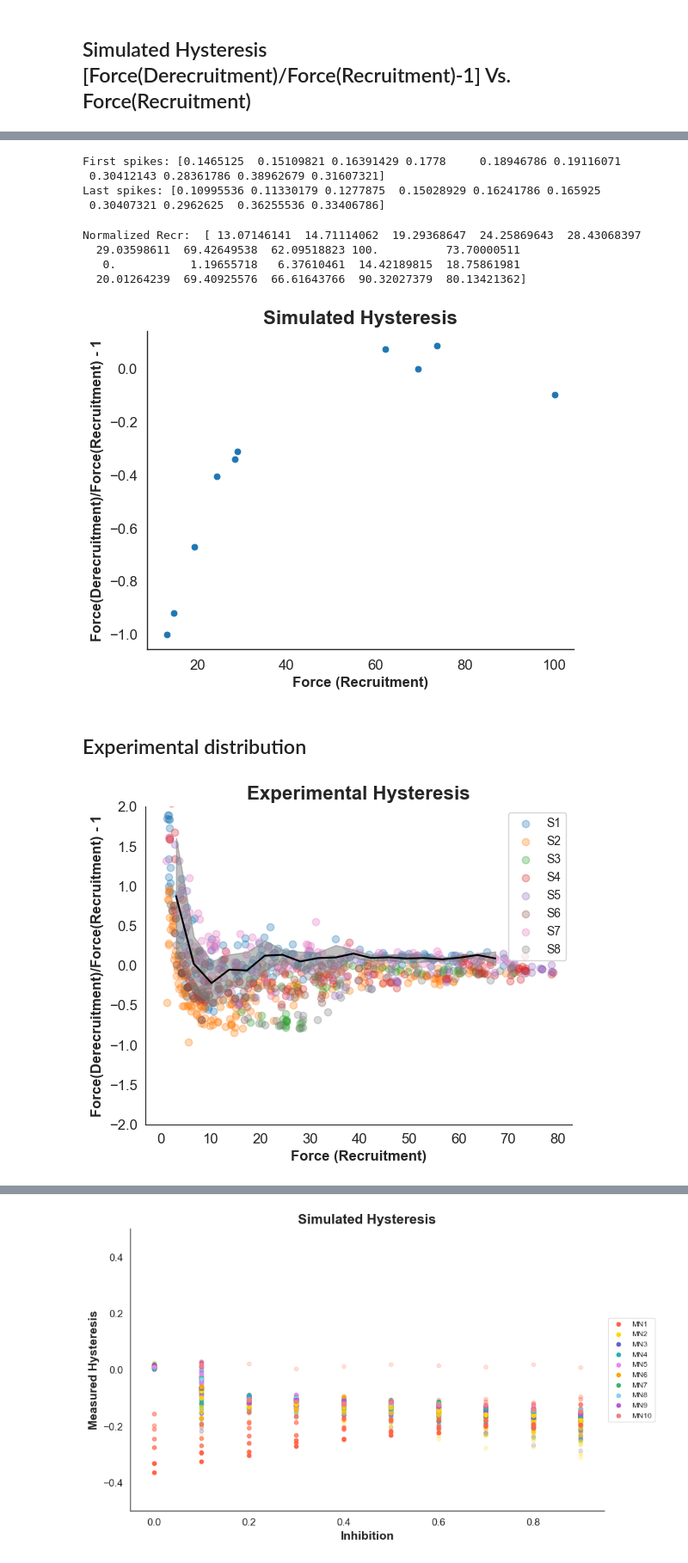
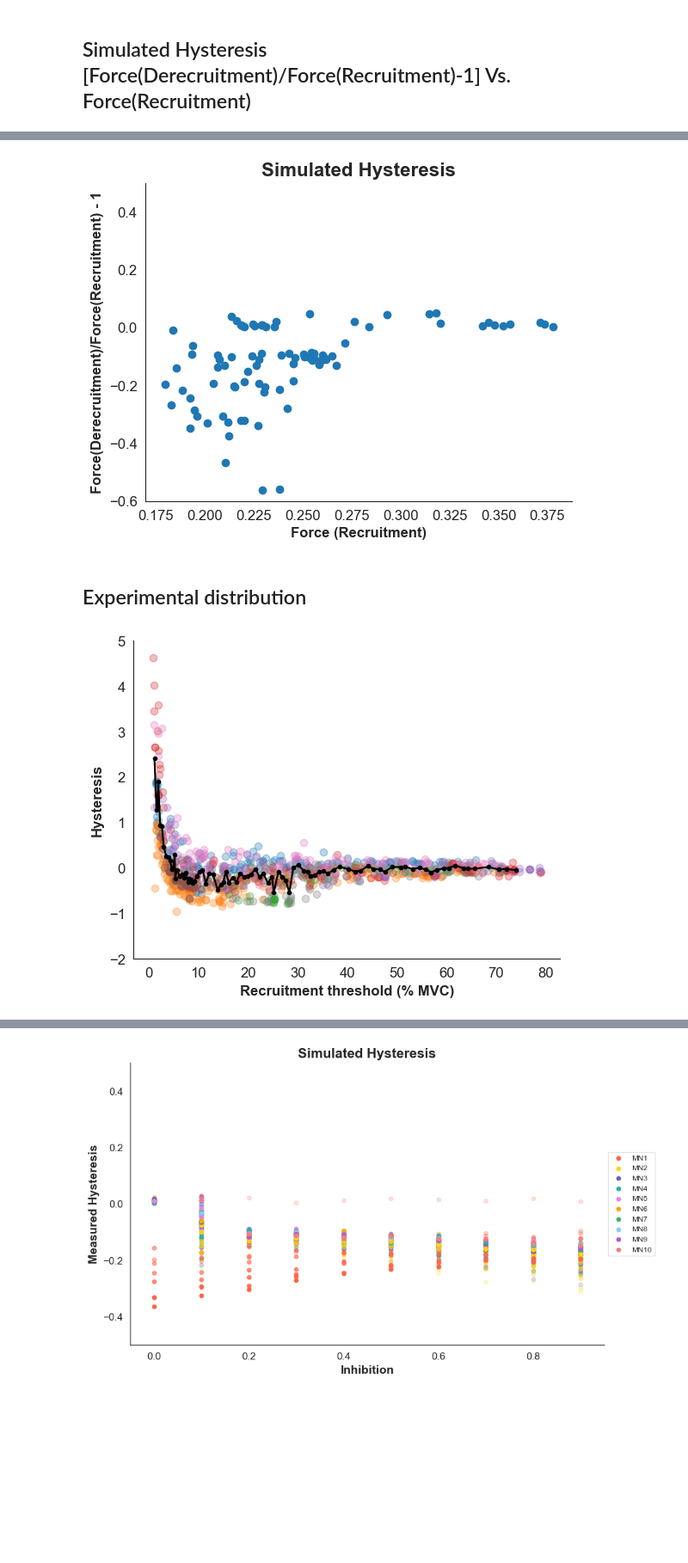
Before and after one commit to natmtc/flexible-motoneuron-control, a Jupyter notebook: Data_Analysis_Model.ipynb, the cells around one changed output, grey strips where cells are left out. Shown at 86% size. Saved outputs shown, nothing was run; the diff lists cells and outputs as text; code cells hidden in the pictures; blank space fills up the shorter version.

```diff
--- a/Data_Analysis_Model.ipynb
+++ b/Data_Analysis_Model.ipynb
@@ -14,7 +14,7 @@ from scipy.stats import zscore
 ## Simulated Hysteresis [Force(Derecruitment)/Force(Recruitment)-1] Vs. Force(Recruitment)
 # %%
 #Importing the spike array file of the Julia Model
-with h5py.File("/Users/nmt121/Desktop/Repositories/Motoneuron_Model/Data_MN_Model/DR_I05_hsigmoid_26A.jld2", "r") as file:
+with h5py.File("/Users/nmt121/Desktop/Repositories/Motoneuron_Model/Data_MN_Model/DR_87Neurons_optim_I0.3_LAST.jld2", "r") as file:
     spike_array = file["spike_array"][:].T
 # %%
 #Finding first and last spike of each neuron
@@ -52,13 +49,8 @@ for i in range(spike_array.shape[0]):
     force_first[i]= exc[first_spike[i]]
     force_last[i]= exc[last_spike[i]]
 
-print("First spikes:", force_first)
-print("Last spikes:", force_last)
+# print("First spikes:", force_first)
+# print("Last spikes:", force_last)
-# %% [output]
-First spikes: [0.1465125  0.15109821 0.16391429 0.1778     0.18946786 0.19116071
- 0.30412143 0.28361786 0.38962679 0.31607321]
-Last spikes: [0.10995536 0.11330179 0.1277875  0.15028929 0.16241786 0.165925
- 0.30407321 0.2962625  0.36255536 0.33406786]
 # %%
 def normalize_to_range(vector, new_min, new_max):
     min_val = np.min(vector)
@@ -70,14 +62,9 @@ def normalize_to_range(vector, new_min, new_max):
 # Getting recruitment and derecruitment in terms of the %MVC
 simulated_values = np.concatenate((force_first,force_last))
 normalized_recr = normalize_to_range(simulated_values, 0, 100)
-print("Normalized Recr: ", normalized_recr)
-recr_sim = normalized_recr[:10]
-derecr_sim = normalized_recr[10:20]
+# print("Normalized Recr: ", normalized_recr)
+recr_sim = normalized_recr[:87]
+derecr_sim = normalized_recr[87:87*2]
-# %% [output]
-Normalized Recr:  [ 13.07146141  14.71114062  19.29368647  24.25869643  28.43068397
-  29.03598611  69.42649538  62.09518823 100.          73.70000511
-   0.           1.19655718   6.37610461  14.42189815  18.75861981
-  20.01264239  69.40925576  66.61643766  90.32027379  80.13421362]
 # %%
 sns.set_style("white")
 
@@ -88,20 +75,19 @@ plt.rcParams['ytick.labelsize'] = 12
 
 
 norm_hysteresis=derecr_sim/recr_sim-1
-plt.scatter(recr_sim,norm_hysteresis)
+plt.scatter(force_first,force_last/force_first - 1)
 
 plt.title('Simulated Hysteresis', fontsize=16, fontweight='bold')
 plt.xlabel('Force (Recruitment)', fontsize=12, fontweight='bold')
 plt.ylabel('Force(Derecruitment)/Force(Recruitment) - 1', fontsize=12, fontweight='bold')
+plt.ylim(-0.6,0.5)
 sns.despine()
 # %% [output]
-[figure, old version]
+[figure, new version]
 # %% [markdown]
 ## Experimental distribution
 # %%
-
 sns.set_style("white")
-
 plt.rcParams['axes.labelsize'] = 14
 plt.rcParams['axes.labelweight'] = 'bold'
 plt.rcParams['xtick.labelsize'] = 12
@@ -118,46 +104,53 @@ df1 = process_data('/Users/nmt121/Desktop/Repositories/Motoneuron_Model/Data_MN_
 df2 = process_data('/Users/nmt121/Desktop/Repositories/Motoneuron_Model/Data_MN_Model/csv_subjects/S2.csv')
 df3 = process_data('/Users/nmt121/Desktop/Repositories/Motoneuron_Model/Data_MN_Model/csv_subjects/S3.csv')
 df4 = process_data('/Users/nmt121/Desktop/Repositories/Motoneuron_Model/Data_MN_Model/csv_subjects/S4.csv')
 df5 = process_data('/Users/nmt121/Desktop/Repositories/Motoneuron_Model/Data_MN_Model/csv_subjects/S5_.csv')
 df6 = process_data('/Users/nmt121/Desktop/Repositories/Motoneuron_Model/Data_MN_Model/csv_subjects/S6.csv')
 df7 = process_data('/Users/nmt121/Desktop/Repositories/Motoneuron_Model/Data_MN_Model/csv_subjects/S7.csv')
 df8 = process_data('/Users/nmt121/Desktop/Repositories/Motoneuron_Model/Data_MN_Model/csv_subjects/S8.csv')
 
-all_dfs = pd.concat([df1, df2, df3, df4,df5,df6,df7,df8])
 
-#  bin edges for the x-axis
-bin_edges = np.linspace(all_dfs.iloc[:, 0].min(), all_dfs.iloc[:, 0].max(), num=20)
-bin_centers = 0.5 * (bin_edges[:-1] + bin_edges[1:])
+all_values_hysteresis=np.concatenate([df["hysteresis"] for df in [df1, df2, df3, df4, df5, df6, df7, df8]])
+all_values_recr= np.concatenate([df.iloc[:, 0] for df in [df1, df2, df3, df4, df5, df6, df7, df8]])
 
-binned = all_dfs.groupby(pd.cut(all_dfs.iloc[:, 0], bins=bin_edges))
-means = binned['hysteresis'].mean()
-std_devs = binned['hysteresis'].std()
+combined_df = pd.DataFrame({ 'force': all_values_recr,'hysteresis': all_values_hysteresis})
+sorted_df = combined_df.sort_values(by='force')
+
+vals=np.array(sorted_df['hysteresis'])
+vals_force=np.array(sorted_df['force'])
+
+d=10
+
+binned_hyst = [np.mean(vals[i:i+d]) for i in range(0, len(vals), d) if i+d <= len(vals)]
+binned_hyst_var = [np.var(vals[i:i+d]) for i in range(0, len(vals), d) if i+d <= len(vals)]
+
+binned_force = [np.mean(vals_force[i:i+d]) for i in range(0, len(vals_force), d) if i+d <= len(vals_force)]
 
 
 plt.scatter(df1.iloc[:, 0], df1['hysteresis'], alpha=0.3, label='S1')
 plt.scatter(df2.iloc[:, 0], df2['hysteresis'], alpha=0.3, label='S2')
 plt.scatter(df3.iloc[:, 0], df3['hysteresis'], alpha=0.3, label='S3')
 plt.scatter(df4.iloc[:, 0], df4['hysteresis'], alpha=0.3, label='S4')
 plt.scatter(df5.iloc[:, 0], df5['hysteresis'], alpha=0.3, label='S5')
 plt.scatter(df6.iloc[:, 0], df6['hysteresis'], alpha=0.3, label='S6')
 plt.scatter(df7.iloc[:, 0], df7['hysteresis'], alpha=0.3, label='S7')
 plt.scatter(df8.iloc[:, 0], df8['hysteresis'], alpha=0.3, label='S8')
 
 
-plt.plot(bin_centers, means, '-', color='black')#label='Evolving Mean')
-plt.fill_between(bin_centers, means - std_devs, means + std_devs, color='gray', alpha=0.5)#, label='Variance')
+plt.plot(binned_force,binned_hyst, '.-', color='black')#label='Evolving Mean')
+
 
 #######
-plt.ylim(-2, 2)
+plt.ylim(-2, 5)
+# plt.title('Experimental Hysteresis', fontsize=16, fontweight='bold')
+plt.xlabel('Recruitment threshold (% MVC)', fontsize=12, fontweight='bold')
+plt.ylabel('Hysteresis', fontsize=12, fontweight='bold')
 
-
-plt.title('Experimental Hysteresis', fontsize=16, fontweight='bold')
-plt.xlabel('Force (Recruitment)', fontsize=12, fontweight='bold')
-plt.ylabel('Force(Derecruitment)/Force(Recruitment) - 1', fontsize=12, fontweight='bold')
-plt.legend()
+# plt.ylabel('Force(Derecruitment)/Force(Recruitment) - 1', fontsize=12, fontweight='bold')
+# plt.legend()
 
 sns.despine()
 
 plt.show()
 # %% [output]
-[figure, old version]
+[figure, new version]
```
Also changed, not shown: parts of 14 cells of this notebook, 3 other files.
